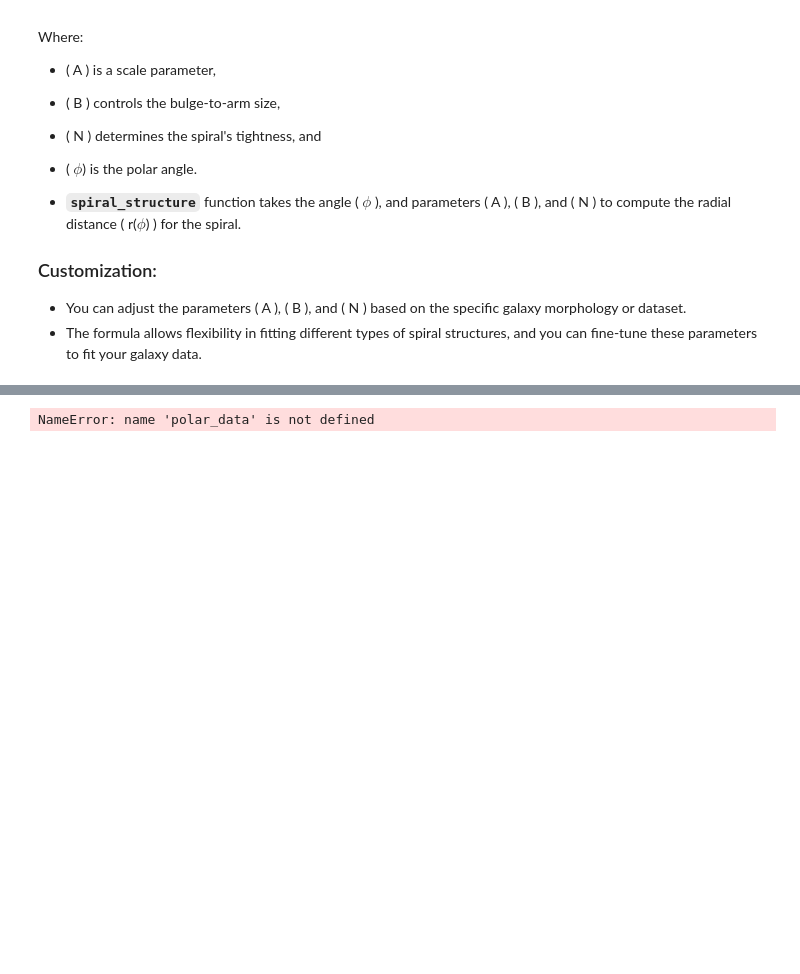
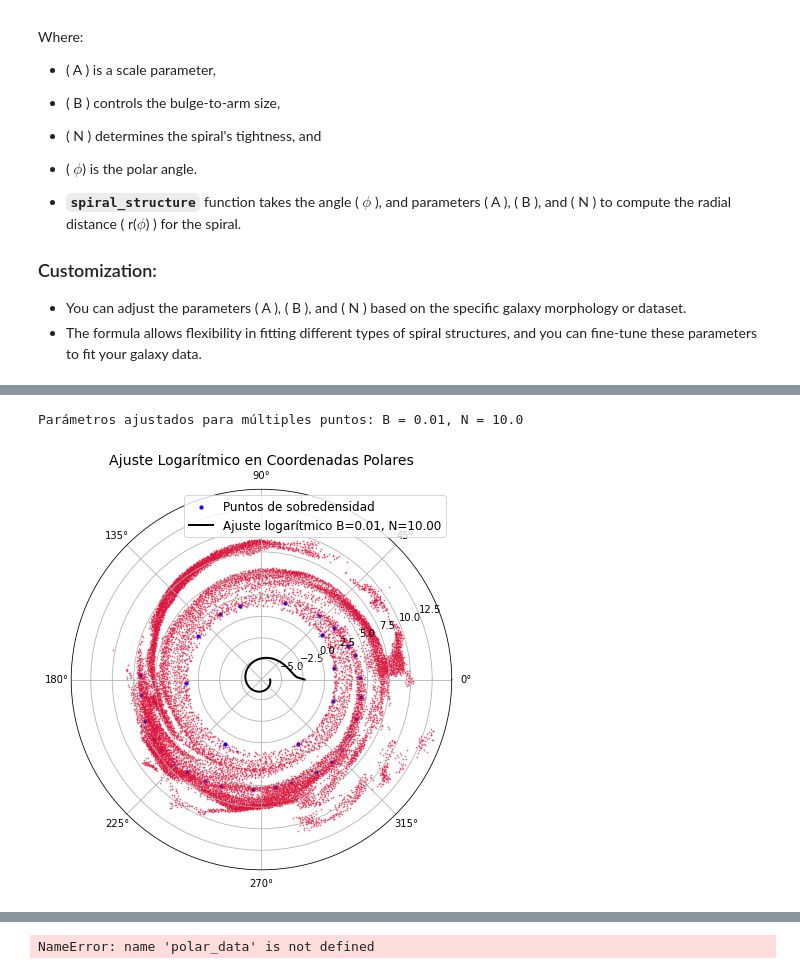
Before and after one commit to danielhcertuche/SpiralStructure_IllustrisTNG50, a Jupyter notebook: NOTEBOOKS/NewMethod_ArmsIdentification.ipynb, the cells around one changed output, grey strips where cells are left out. Saved outputs shown, nothing was run; the diff lists cells and outputs as text; code cells hidden in the pictures; blank space fills up the shorter version.

```diff
--- a/NOTEBOOKS/NewMethod_ArmsIdentification.ipynb
+++ b/NOTEBOOKS/NewMethod_ArmsIdentification.ipynb
@@ -216,0 +691,72 @@ Where:
+# %%
+from scipy.optimize import minimize
+
+# Load the data
+data_arm = pd.read_csv('../DATA/processed/TracingPoints/arm_tracing_11_arm1_rho_dani.csv')
+
+# Extract x and y values
+x_values = data_arm['x'].values
+y_values = data_arm['y'].values
+
+
+x_values_s = sorted_data['x'].values
+y_values_s = sorted_data['y'].values
+
+
+# Convert to polar coordinates
+r_values, phi_values = cartesian_to_polar(x_values, y_values)
+r_values_s, phi_values_s = cartesian_to_polar(x_values_s, y_values_s)
+
+def log_spiral(phi, B, N):
+    A = 30
+    # Añadir un factor adicional de suavizado en el ajuste
+    safe_phi = np.clip(phi, 1e-6, None)  # Evitar phi negativo o 0
+    return 1 *A / (np.log(B * np.tan(safe_phi / (2 * N)) + 1e-6) + 1)  # +1 para evitar valores muy pequeños
+
+
+def objective(params, phi_values, r_values):
+    B, N = params
+    r_pred = log_spiral(phi_values, B, N)
+    return np.sum((r_pred - r_values)**2)  # Error cuadrático entre el modelo y los datos
+
+def fit_log_spiral_with_minimize(r_values, phi_values, initial_guess):
+    result = minimize(objective, initial_guess, args=(phi_values, r_values), bounds=[(0.01, 10.0), (0.01, 10.0)])
+    return result.x
+
+
+# Valores iniciales (r y phi)
+r_multiple_points = r_values  # Lista de valores r
+phi_multiple_points = phi_values  # Lista de valores phi
+initial_guess = [0.5, 4]  # Adivinanza inicial de los parámetros B y N
+
+# Usar la función `minimize` para el ajuste
+B_fit, N_fit = fit_log_spiral_with_minimize(r_multiple_points, phi_multiple_points, initial_guess)
+
+
+# Imprimir los parámetros ajustados
+print(f"Parámetros ajustados para múltiples puntos: B = {B_fit}, N = {N_fit}")
+
+# Graficar el ajuste logarítmico en coordenadas polares
+phi_fit = np.linspace(0, 2*np.pi, 100)  # Asegurar que cubrimos todo el rango de phi
+r_fit = log_spiral(phi_fit, B_fit, N_fit)
+
+# Crear la figura con dos subplots: el ajuste polar y los puntos de sobredensidad
+fig, ax = plt.subplots(subplot_kw={'projection': 'polar'}, figsize=(7, 7))
+
+# Graficar los puntos de sobredensidad en coordenadas polares
+ax.scatter(phi_multiple_points, r_multiple_points, color='blue', s=10, label='Puntos de sobredensidad')
+ax.scatter( phi_values_s,r_values_s, c=h_alpha_color, s=0.5, alpha=0.6)
+
+# Graficar el ajuste logarítmico en coordenadas polares
+ax.plot(phi_fit, r_fit, color='k', label=f'Ajuste logarítmico B={B_fit:.2f}, N={N_fit:.2f}', lw=2)
+
+# Etiquetas y leyenda
+ax.set_title('Ajuste Logarítmico en Coordenadas Polares', fontsize=14)
+ax.legend(loc='upper right', fontsize=12)
+
+# Mostrar la gráfica
+#plt.tight_layout()
+plt.show()
+# %% [output]
+Parámetros ajustados para múltiples puntos: B = 0.01, N = 10.0
+[figure, added]
```
Also changed, not shown: parts of 13 cells of this notebook.
